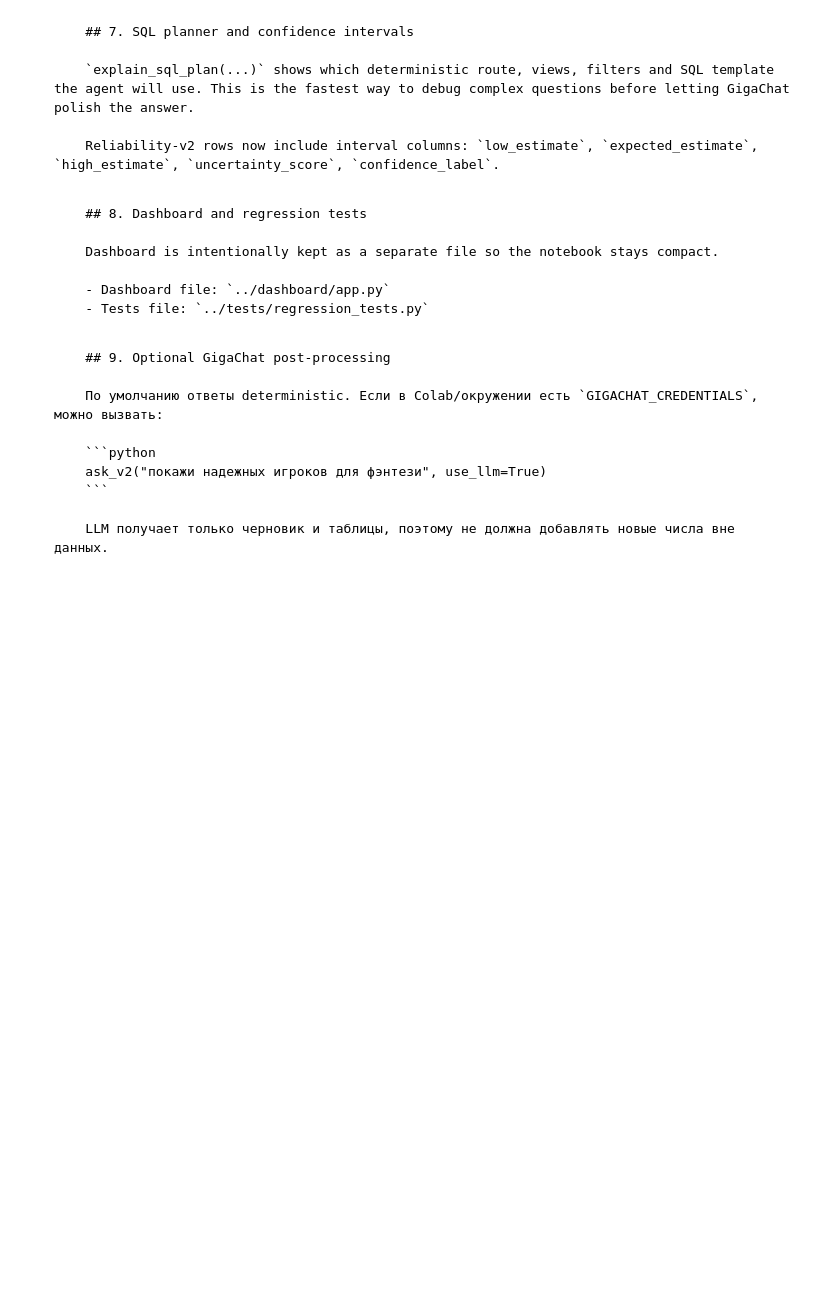
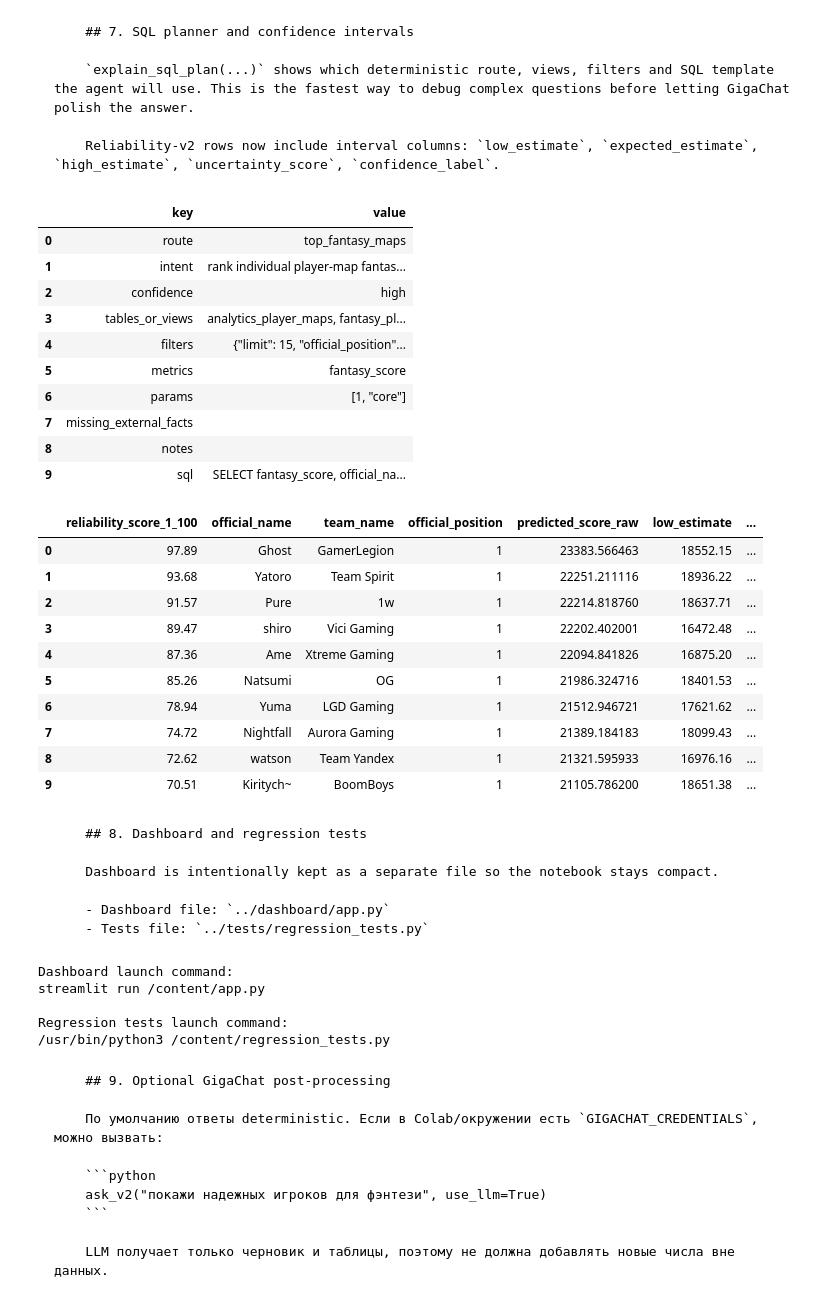
Before and after one commit to Qriznapi/fantasy-analytics, a Jupyter notebook: notebooks/ewc2026_fact_agent_demo.ipynb, the cells around one changed output. Drawn from its saved outputs; the diff is of its cells as text; code cells hidden in the pictures; blank space fills up the shorter version.

Commit message:
updated db and analytics
обновлена БД, добавлены первичные практические рекомендации

```diff
--- a/notebooks/ewc2026_fact_agent_demo.ipynb
+++ b/notebooks/ewc2026_fact_agent_demo.ipynb
@@ -62,0 +150,24 @@ display(db_status())
+# %%
+# Глубокая проверка подключения
+import sqlite3
+import os
+
+try:
+    # 1. Пробуем открыть файл средствами Python напрямую
+    with open(DB_PATH, 'rb') as f:
+        header = f.read(100)
+        print(f"Файл читается как системный объект. Заголовок: {header[:15]}...")
+
+    # 2. Пробуем открыть через sqlite3 с явным URI
+    conn = sqlite3.connect(f"file:{DB_PATH}?mode=rw", uri=True)
+    conn.execute("SELECT 1").fetchone()
+    conn.close()
+    print("Прямое подключение через sqlite3: Успешно!")
+
+    # 3. Проверка через обертку агента
+    status = db_status()
+    display(status)
+except Exception as e:
+    print(f"Критическая ошибка: {e}")
+    print(f"DB_PATH: {DB_PATH}")
+    print(f"Доступные файлы: {os.listdir('/content')}")
@@ -170,21 +476,49 @@ display(source_urls("команды отобравшиеся на TI 2026"))
 
         Reliability-v2 rows now include interval columns: `low_estimate`, `expected_estimate`, `high_estimate`, `uncertainty_score`, `confidence_label`.
 # %%
+# Проверка SQL-плана и интервалов надежности
 display(explain_sql_plan("top 15 fantasy pos1 players from TI 2026 qualified teams"))
 
 cols = [
     "reliability_score_1_100",
     "official_name",
     "team_name",
     "official_position",
     "predicted_score_raw",
     "low_estimate",
     "expected_estimate",
     "high_estimate",
     "uncertainty_score",
     "confidence_label",
 ]
-display(reliable_players_v2(position=1, ti2026_only=True, limit=10)[cols])
+try:
+    res = reliable_players_v2(position=1, ti2026_only=True, limit=10)
+    display(res[cols])
+except Exception as e:
+    print(f"Ошибка отображения таблицы: {e}")
+# %% [output]
+|  | key | value |
+| 0 | route | top_fantasy_maps |
+| 1 | intent | rank individual player-map fantas... |
+| 2 | confidence | high |
+| 3 | tables_or_views | analytics_player_maps, fantasy_pl... |
+| 4 | filters | {"limit": 15, "official_position"... |
+| 5 | metrics | fantasy_score |
+| 6 | params | [1, "core"] |
+| 7 | missing_external_facts |  |
+| 8 | notes |  |
+| 9 | sql | SELECT fantasy_score, official_na... |
+|  | reliability_score_1_100 | official_name | team_name | official_position | predicted_score_raw | low_estimate | ... |
+| 0 | 97.89 | Ghost | GamerLegion | 1 | 23383.566463 | 18552.15 | ... |
+| 1 | 93.68 | Yatoro | Team Spirit | 1 | 22251.211116 | 18936.22 | ... |
+| 2 | 91.57 | Pure | 1w | 1 | 22214.818760 | 18637.71 | ... |
+| 3 | 89.47 | shiro | Vici Gaming | 1 | 22202.402001 | 16472.48 | ... |
+| 4 | 87.36 | Ame | Xtreme Gaming | 1 | 22094.841826 | 16875.20 | ... |
+| 5 | 85.26 | Natsumi | OG | 1 | 21986.324716 | 18401.53 | ... |
+| 6 | 78.94 | Yuma | LGD Gaming | 1 | 21512.946721 | 17621.62 | ... |
+| 7 | 74.72 | Nightfall | Aurora Gaming | 1 | 21389.184183 | 18099.43 | ... |
+| 8 | 72.62 | watson | Team Yandex | 1 | 21321.595933 | 16976.16 | ... |
+| 9 | 70.51 | Kiritych~ | BoomBoys | 1 | 21105.786200 | 18651.38 | ... |
 # %% [markdown]
         ## 8. Dashboard and regression tests
 
@@ -193,17 +527,24 @@ display(reliable_players_v2(position=1, ti2026_only=True, limit=10)[cols])
         - Dashboard file: `../dashboard/app.py`
         - Tests file: `../tests/regression_tests.py`
 # %%
-DASHBOARD_PATH = PROJECT_ROOT / "dashboard" / "app.py"
-TESTS_PATH = PROJECT_ROOT / "tests" / "regression_tests.py"
+# В Colab используем плоскую структуру /content/ для всех файлов
+DASHBOARD_PATH = "/content/app.py"
+TESTS_PATH = "/content/regression_tests.py"
 
-print("Dashboard:")
+print("Dashboard launch command:")
 print(f"streamlit run {DASHBOARD_PATH}")
 
-print("\nRegression tests:")
+print("\nRegression tests launch command:")
 print(f"{sys.executable} {TESTS_PATH}")
 
-# To run inside a notebook cell, uncomment:
+# Оригинальные относительные пути закомментированы:
 # !python "../tests/regression_tests.py"
+# %% [output]
+Dashboard launch command:
+streamlit run /content/app.py
+
+Regression tests launch command:
+/usr/bin/python3 /content/regression_tests.py
 # %% [markdown]
         ## 9. Optional GigaChat post-processing
 
```
Also changed, not shown: parts of 14 cells of this notebook, 19 other files.
